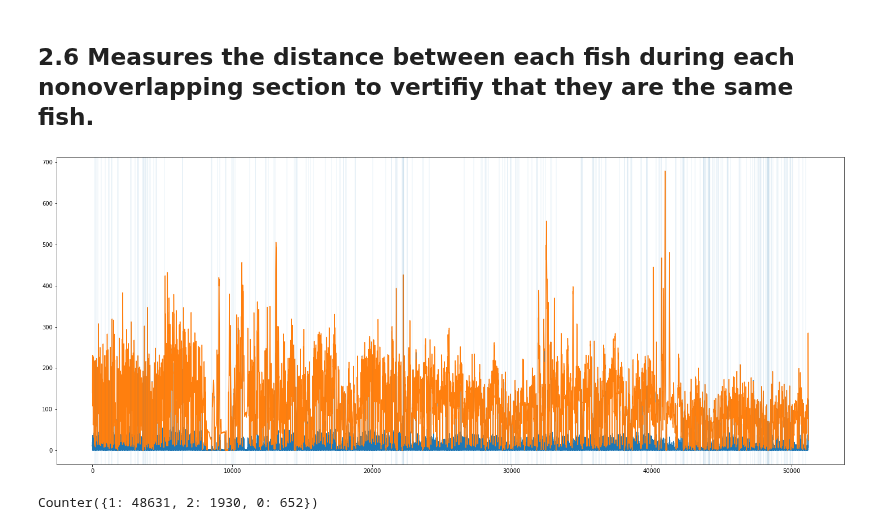
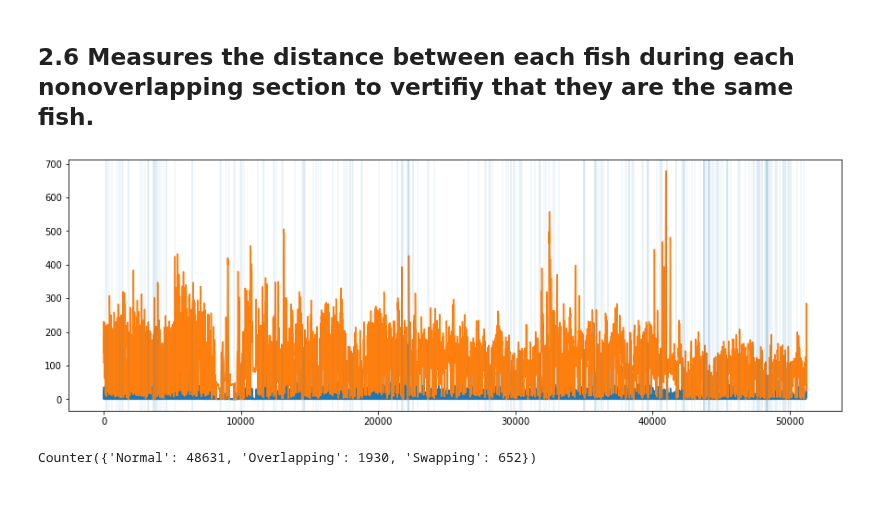
Before and after one commit to ASpraggin/FishTracking, a Jupyter notebook: fishTracking.ipynb, the cells around one changed output. Saved outputs shown, nothing was run; the diff lists cells and outputs as text; code cells hidden in the pictures; blank space fills up the shorter version.

```diff
--- a/fishTracking.ipynb
+++ b/fishTracking.ipynb
@@ -95,8 +95,3 @@ for i in range(1,len(nonOverlappingRange)-1):
         print(i)
 # %% [markdown]
 ## 2.3 Finds the longest consuctive streach where the fish are not overlapping.
-# %%
-crossedList=[]
-for i in range(len(nonOverlappingRange)):
-    crossedList.append(nonOverlappingRange[i][1]-nonOverlappingRange[1][0])
-print(crossedList)
@@ -139,23 +132,6 @@ plt.show()
 [figure]
 # %% [markdown]
 ## 2.6 Measures the distance between each fish during each nonoverlapping section to vertifiy that they are the same fish.
-# %%
-# Create array of distances between two fishes to find switching using [[i,0-i+1,0][i,1-i+1,1][i,0-i+1,1][i,1-i+1,0]]
-
-def normFunc(i,j):
-    nOR=nonOverlappingRange[i][j]
-    nOR1=nonOverlappingRange[i+1][j]
-    return [[np.linalg.norm(fishMean[nOR1][0]-fishMean[nOR][0])],
-           [np.linalg.norm(fishMean[nOR1][1]-fishMean[nOR][1])],
-           [np.linalg.norm(fishMean[nOR1][0]-fishMean[nOR][1])],
-           [np.linalg.norm(fishMean[nOR1][1]-fishMean[nOR][0])]]
-
-fishQuadDistance=[]
-for i in range(len(nonOverlappingRange)-1):
-    for j in range(len(nonOverlappingRange[i])-1):
-        #print(i,j)
-        fishQuadDistance.append(np.array(normFunc(i,j)))
-fishQuadDistance=np.array(fishQuadDistance)
 # %%
 def normFunc(i):
     return [[np.linalg.norm(fishMean[i+1][0]-fishMean[i][0])],
@@ -170,23 +146,23 @@ for i in range(len(fishMean)-1):
     fishQuadDistance.append(np.array(normFunc(i)))
 fishQuadDistance=np.array(fishQuadDistance)
 # %%
-plt.figure(figsize=(25,10))
-plt.plot(fishQuadDistance[:,1]+fishQuadDistance[:,0])
-plt.plot(fishQuadDistance[:,2]+fishQuadDistance[:,3])
+plt.figure(figsize=(15,5))
+plt.plot(fishQuadDistance[:,1]+fishQuadDistance[:,0],label='diagonal')
+plt.plot(fishQuadDistance[:,2]+fishQuadDistance[:,3],label='offdiagonal')
 for i in range(len(nonOverlappingRange)-1):
     plt.axvline(x=nonOverlappingRange[i][1],linewidth=.1)
 plt.show()
 # %% [output]
-[figure, old version]
+[figure, new version]
 # %%
 statusArray=[]
 for i in range(len(fishQuadDistance)):
     if ((fishQuadDistance[i,1]+fishQuadDistance[i,0])==(fishQuadDistance[i,2]+fishQuadDistance[i,3]))==True:
-        statusArray.append(2)
+        statusArray.append('Overlapping')
     elif ((fishQuadDistance[i,1]+fishQuadDistance[i,0])<(fishQuadDistance[i,2]+fishQuadDistance[i,3]))==True:
-        statusArray.append(1)
+        statusArray.append('Normal')
     elif ((fishQuadDistance[i,1]+fishQuadDistance[i,0])>(fishQuadDistance[i,2]+fishQuadDistance[i,3]))==True:
-        statusArray.append(0)
+        statusArray.append('Swapping')
 print(collections.Counter(statusArray))
 # %% [output]
-Counter({1: 48631, 2: 1930, 0: 652})
+Counter({'Normal': 48631, 'Overlapping': 1930, 'Swapping': 652})
```
Also changed, not shown: parts of 7 cells of this notebook.
